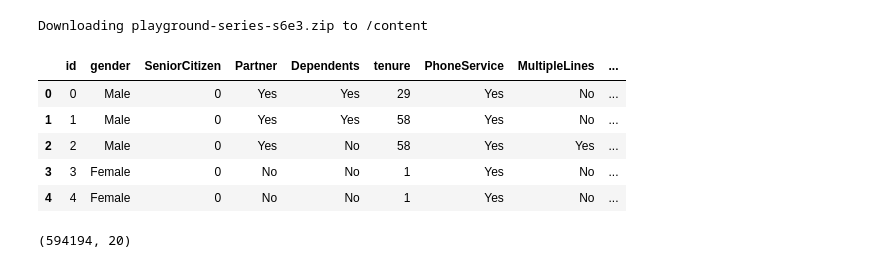
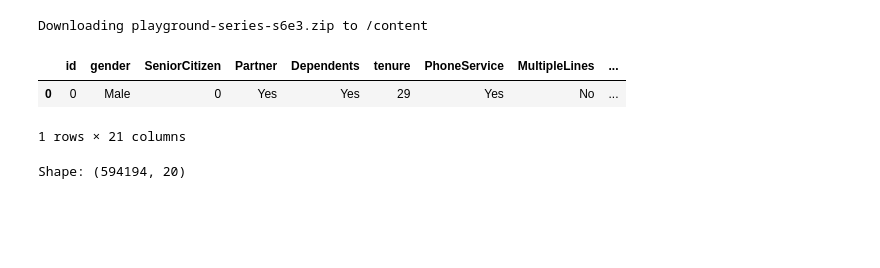
Before and after one commit to mdmohsin212/Kaggle-competitions, a Jupyter notebook: Predict Customer Churn/notebook/churn.ipynb, the cells around one changed output. Drawn from its saved outputs; the diff is of its cells as text; code cells hidden in the pictures; blank space fills up the shorter version.

```diff
--- a/Predict Customer Churn/notebook/churn.ipynb
+++ b/Predict Customer Churn/notebook/churn.ipynb
@@ -18,16 +42,13 @@ from lightgbm import LGBMClassifier
 # %%
 df = pd.read_csv('train.csv')
-df.head()
+df.head(1)
 # %% [output]
 |  | id | gender | SeniorCitizen | Partner | Dependents | tenure | PhoneService | MultipleLines | ... |
 | 0 | 0 | Male | 0 | Yes | Yes | 29 | Yes | No | ... |
-| 1 | 1 | Male | 0 | Yes | Yes | 58 | Yes | No | ... |
-| 2 | 2 | Male | 0 | Yes | No | 58 | Yes | Yes | ... |
-| 3 | 3 | Female | 0 | No | No | 1 | Yes | No | ... |
-| 4 | 4 | Female | 0 | No | No | 1 | Yes | No | ... |
+1 rows × 21 columns
 # %%
 df.drop('id', axis=1, inplace=True)
 
-df.shape
+print("Shape:", df.shape)
 # %% [output]
-(594194, 20)
+Shape: (594194, 20)
```
Also changed, not shown: parts of 19 cells of this notebook.
